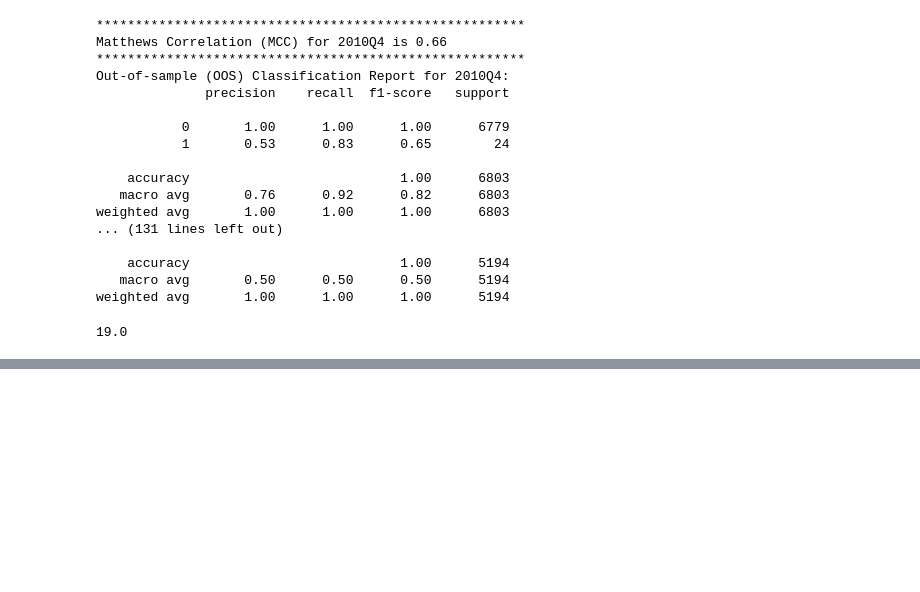
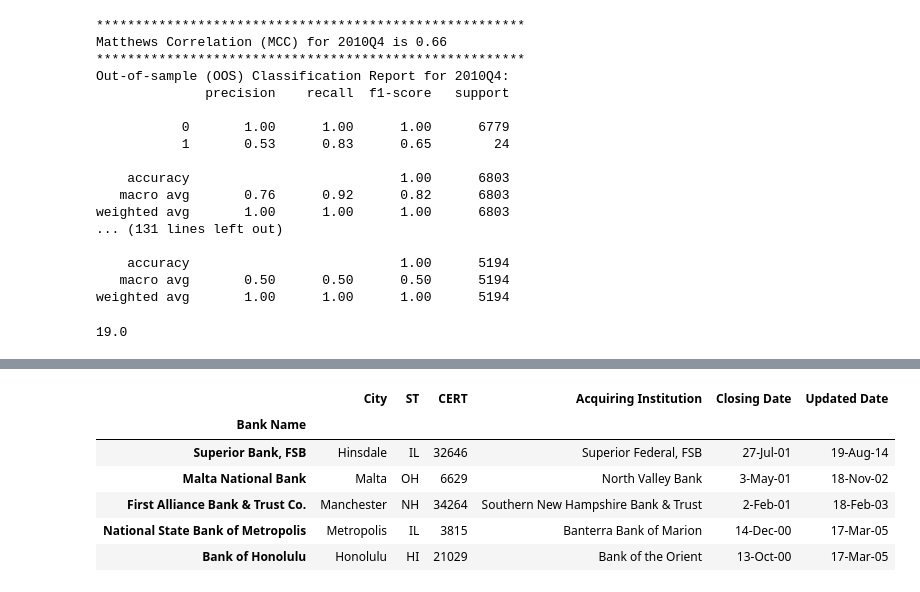
Before and after one commit to allaccountstaken/automl_v_hyperdrive, a Jupyter notebook: benchmark_model.ipynb, the cells around one changed output, grey strips where cells are left out. Drawn from its saved outputs; the diff is of its cells as text; code cells hidden in the pictures; blank space fills up the shorter version.

```diff
--- a/benchmark_model.ipynb
+++ b/benchmark_model.ipynb
@@ -301,0 +361,11 @@ weighted avg       1.00      1.00      1.00      5194
+# %%
+df2 = pd.read_csv('data/failed_banks_dataset.csv', index_col=0)
+df2.tail()
+# %% [output]
+|  | City | ST | CERT | Acquiring Institution | Closing Date | Updated Date |
+| Bank Name |  |  |  |  |  |  |
+| Superior Bank, FSB | Hinsdale | IL | 32646 | Superior Federal, FSB | 27-Jul-01 | 19-Aug-14 |
+| Malta National Bank | Malta | OH | 6629 | North Valley Bank | 3-May-01 | 18-Nov-02 |
+| First Alliance Bank & Trust Co. | Manchester | NH | 34264 | Southern New Hampshire Bank & Trust | 2-Feb-01 | 18-Feb-03 |
+| National State Bank of Metropolis | Metropolis | IL | 3815 | Banterra Bank of Marion | 14-Dec-00 | 17-Mar-05 |
+| Bank of Honolulu | Honolulu | HI | 21029 | Bank of the Orient | 13-Oct-00 | 17-Mar-05 |
```
Also changed, not shown: parts of 6 cells of this notebook, 13 other files.
